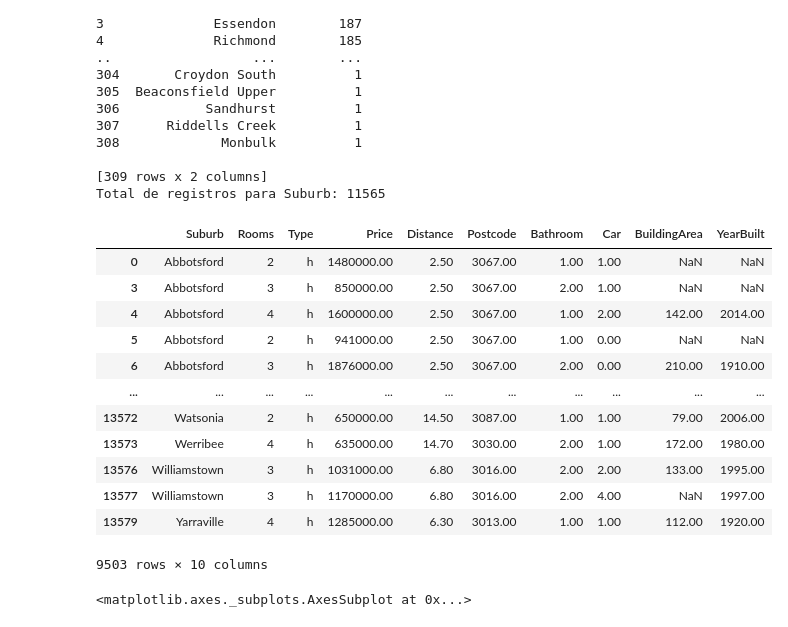
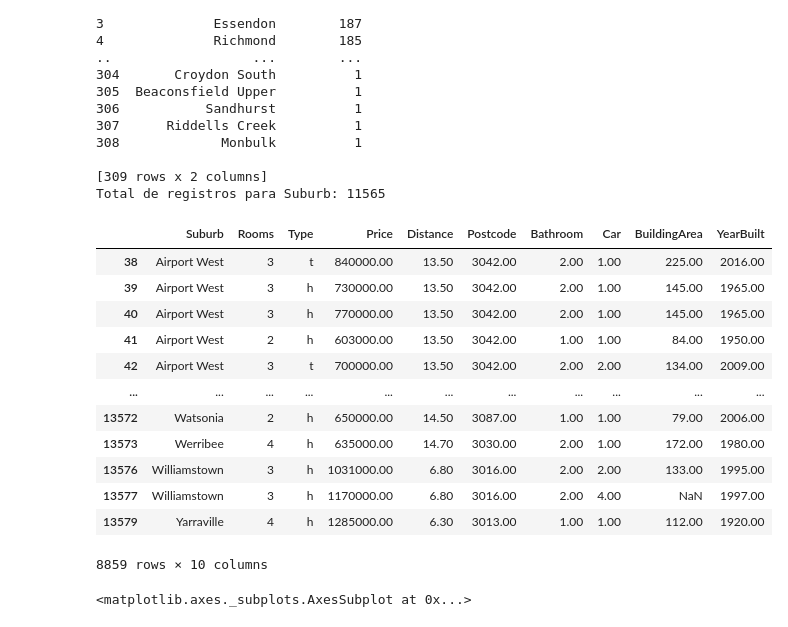
Before and after one commit to CHRISTIANDAGATTI/AEyCD---Grupo-9, a Jupyter notebook: Entregable_parte_1_22.ipynb, the cells around one changed output. Drawn from its saved outputs; the diff is of its cells as text; code cells hidden in the pictures.

```diff
--- a/Entregable_parte_1_22.ipynb
+++ b/Entregable_parte_1_22.ipynb
@@ -984,23 +984,23 @@ print('Total de registros para Suburb:', Conteo)
 [309 rows x 2 columns]
 Total de registros para Suburb: 11565
 # %%
-Suburb_list = Suburb_df[Suburb_df['frequency']>30].set_index("Suburb").index.to_numpy().tolist()
+Suburb_list = Suburb_df[Suburb_df['frequency']>40].set_index("Suburb").index.to_numpy().tolist()
 melb_df6 = melb_df5[melb_df5.Suburb.isin(Suburb_list)]
 melb_df6
 # %% [output]
 |  | Suburb | Rooms | Type | Price | Distance | Postcode | Bathroom | Car | BuildingArea | YearBuilt |
-| 0 | Abbotsford | 2 | h | 1480000.00 | 2.50 | 3067.00 | 1.00 | 1.00 | NaN | NaN |
-| 3 | Abbotsford | 3 | h | 850000.00 | 2.50 | 3067.00 | 2.00 | 1.00 | NaN | NaN |
-| 4 | Abbotsford | 4 | h | 1600000.00 | 2.50 | 3067.00 | 1.00 | 2.00 | 142.00 | 2014.00 |
-| 5 | Abbotsford | 2 | h | 941000.00 | 2.50 | 3067.00 | 1.00 | 0.00 | NaN | NaN |
-| 6 | Abbotsford | 3 | h | 1876000.00 | 2.50 | 3067.00 | 2.00 | 0.00 | 210.00 | 1910.00 |
+| 38 | Airport West | 3 | t | 840000.00 | 13.50 | 3042.00 | 2.00 | 1.00 | 225.00 | 2016.00 |
+| 39 | Airport West | 3 | h | 730000.00 | 13.50 | 3042.00 | 2.00 | 1.00 | 145.00 | 1965.00 |
+| 40 | Airport West | 3 | h | 770000.00 | 13.50 | 3042.00 | 2.00 | 1.00 | 145.00 | 1965.00 |
+| 41 | Airport West | 2 | h | 603000.00 | 13.50 | 3042.00 | 1.00 | 1.00 | 84.00 | 1950.00 |
+| 42 | Airport West | 3 | t | 700000.00 | 13.50 | 3042.00 | 2.00 | 2.00 | 134.00 | 2009.00 |
 | ... | ... | ... | ... | ... | ... | ... | ... | ... | ... | ... |
 | 13572 | Watsonia | 2 | h | 650000.00 | 14.50 | 3087.00 | 1.00 | 1.00 | 79.00 | 2006.00 |
 | 13573 | Werribee | 4 | h | 635000.00 | 14.70 | 3030.00 | 2.00 | 1.00 | 172.00 | 1980.00 |
 | 13576 | Williamstown | 3 | h | 1031000.00 | 6.80 | 3016.00 | 2.00 | 2.00 | 133.00 | 1995.00 |
 | 13577 | Williamstown | 3 | h | 1170000.00 | 6.80 | 3016.00 | 2.00 | 4.00 | NaN | 1997.00 |
 | 13579 | Yarraville | 4 | h | 1285000.00 | 6.30 | 3013.00 | 1.00 | 1.00 | 112.00 | 1920.00 |
-9503 rows × 10 columns
+8859 rows × 10 columns
 # %%
 #Observamos la distribución del nuevo dataframe
 plt.figure(figsize=(12, 4))
```
Also changed, not shown: parts of 12 cells of this notebook.
